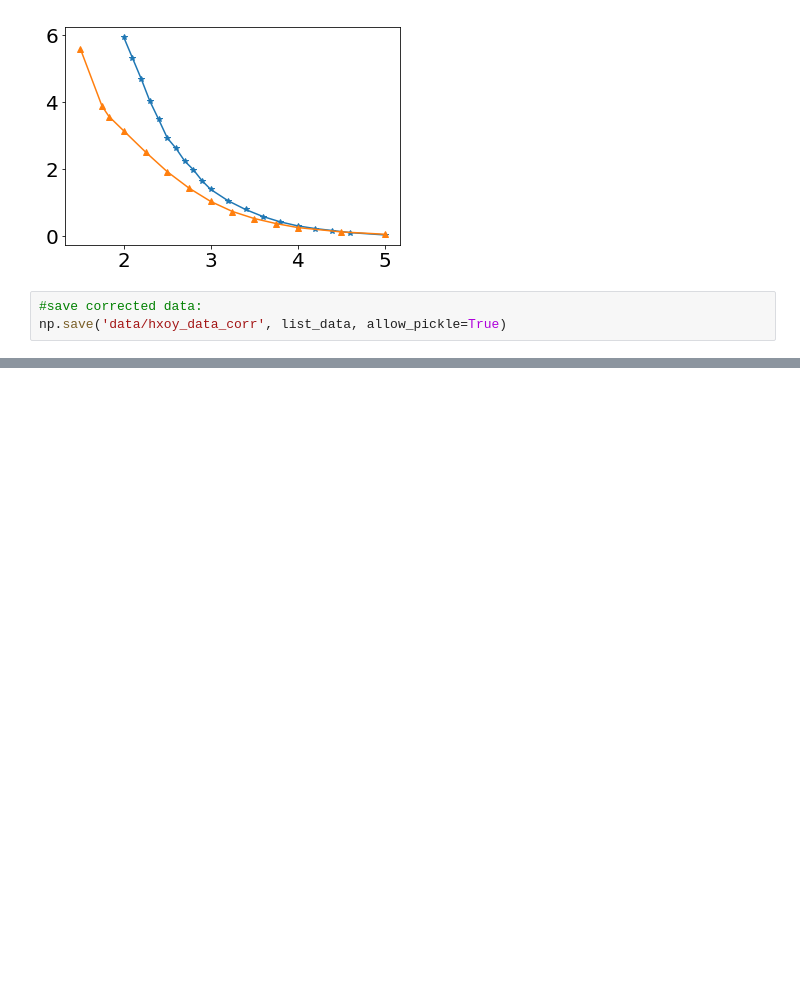
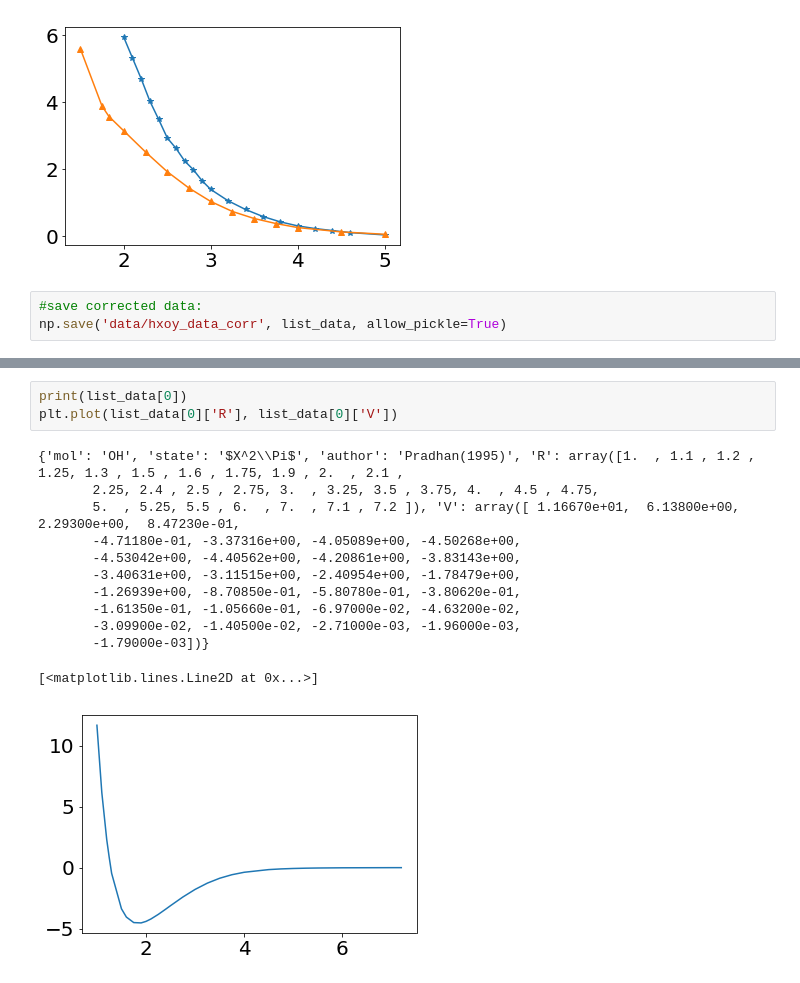
Before and after one commit to berylgithub/pes, a Jupyter notebook: PES_incremental_exp.ipynb, the cells around one changed output, grey strips where cells are left out. Saved outputs shown, nothing was run; the diff lists cells and outputs as text; blank space fills up the shorter version.

Commit message:
added OH ions and H2+ data

```diff
--- a/PES_incremental_exp.ipynb
+++ b/PES_incremental_exp.ipynb
@@ -800,0 +877,16 @@ np.save('data/hxoy_data_corr', list_data, allow_pickle=True)
+# %%
+print(list_data[0])
+plt.plot(list_data[0]['R'], list_data[0]['V'])
+# %% [output]
+{'mol': 'OH', 'state': '$X^2\\Pi$', 'author': 'Pradhan(1995)', 'R': array([1.  , 1.1 , 1.2 , 1.25, 1.3 , 1.5 , 1.6 , 1.75, 1.9 , 2.  , 2.1 ,
+       2.25, 2.4 , 2.5 , 2.75, 3.  , 3.25, 3.5 , 3.75, 4.  , 4.5 , 4.75,
+       5.  , 5.25, 5.5 , 6.  , 7.  , 7.1 , 7.2 ]), 'V': array([ 1.16670e+01,  6.13800e+00,  2.29300e+00,  8.47230e-01,
+       -4.71180e-01, -3.37316e+00, -4.05089e+00, -4.50268e+00,
+       -4.53042e+00, -4.40562e+00, -4.20861e+00, -3.83143e+00,
+       -3.40631e+00, -3.11515e+00, -2.40954e+00, -1.78479e+00,
+       -1.26939e+00, -8.70850e-01, -5.80780e-01, -3.80620e-01,
+       -1.61350e-01, -1.05660e-01, -6.97000e-02, -4.63200e-02,
+       -3.09900e-02, -1.40500e-02, -2.71000e-03, -1.96000e-03,
+       -1.79000e-03])}
+[<matplotlib.lines.Line2D at 0x...>]
+[figure, added]
```
Also changed, not shown: parts of 10 cells of this notebook.
